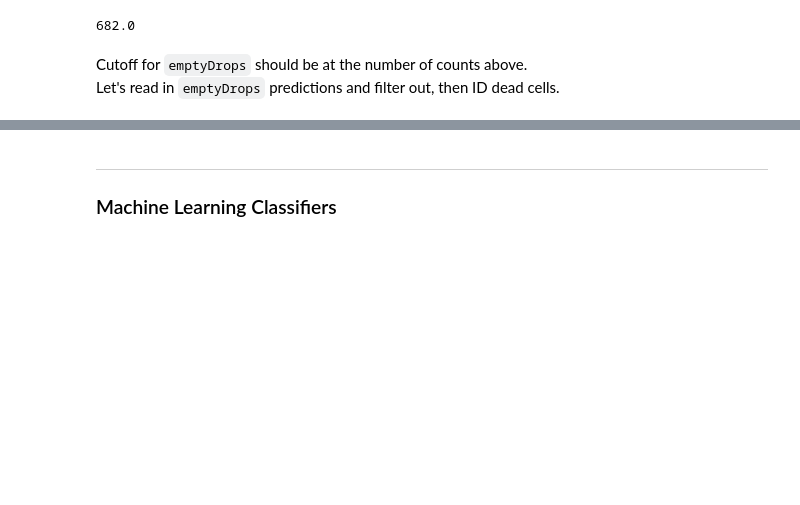
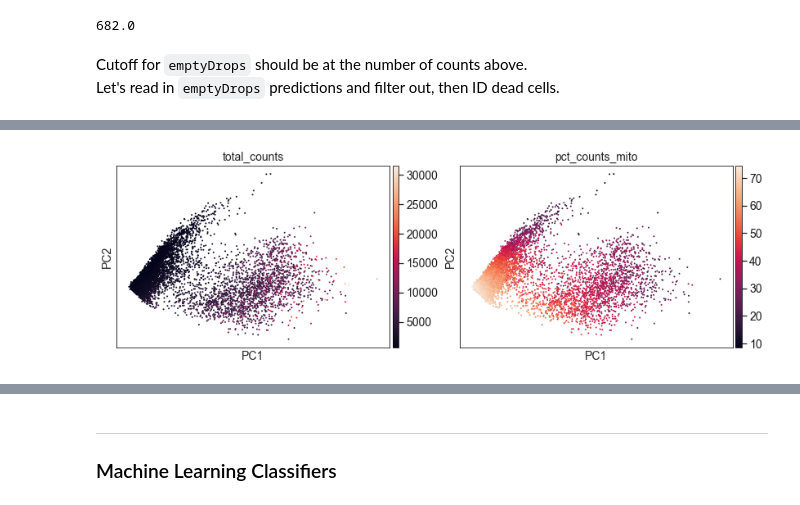
Before and after one commit to codyheiser/dropkick, a Jupyter notebook: QC_classifier_dev_CH.ipynb, the cells around one changed output, grey strips where cells are left out. Drawn from its saved outputs; the diff is of its cells as text; code cells hidden in the pictures; blank space fills up the shorter version.

```diff
--- a/QC_classifier_dev_CH.ipynb
+++ b/QC_classifier_dev_CH.ipynb
@@ -83,0 +102,9 @@ s1.obs['empty'] = emptydrops['empty']
+# %%
+# checkpoint normalized and scaled data for future visualizations
+s1_notempty.raw = s1_notempty
+# %%
+%%time
+sc.tl.pca(s1_notempty, n_comps=100) # perform PCA and plot results
+sc.pl.pca(s1_notempty, color=['total_counts','pct_counts_mito'], ncols=2)
+# %% [output]
+[figure, added]
```
Also changed, not shown: parts of 69 cells of this notebook.
